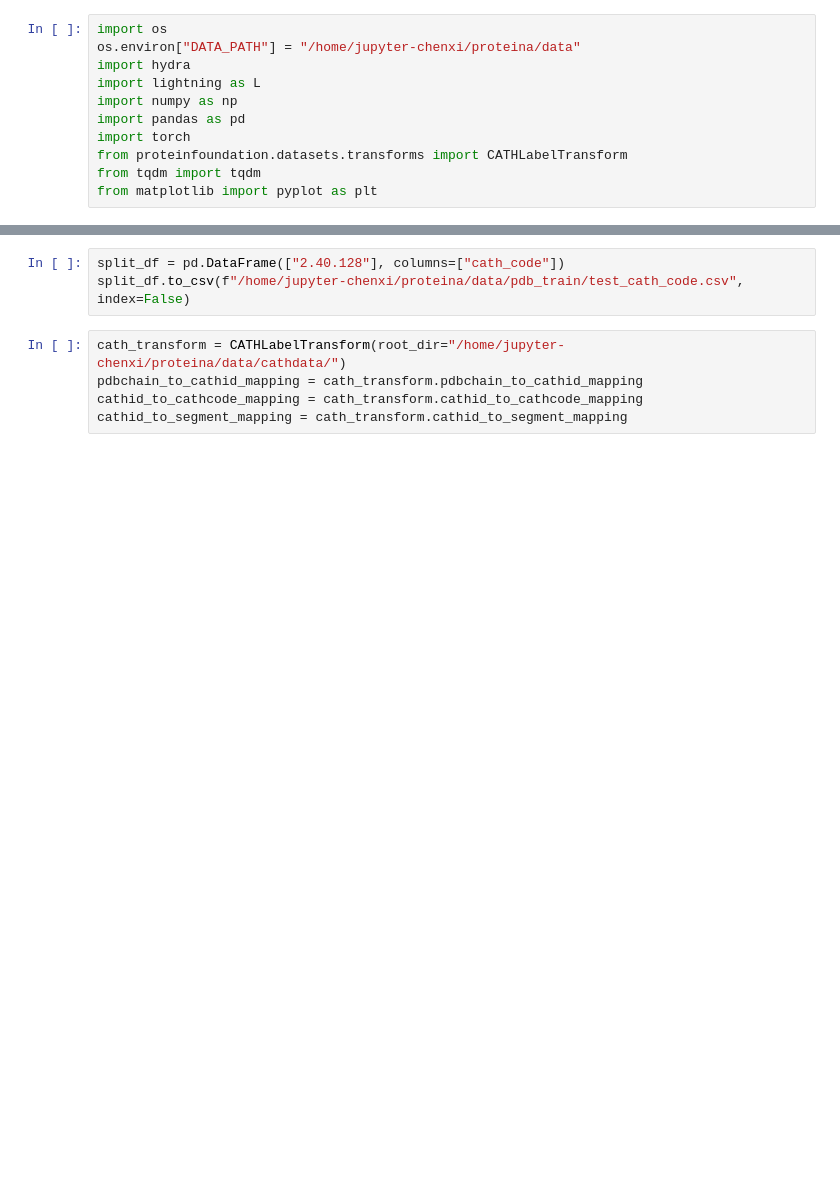
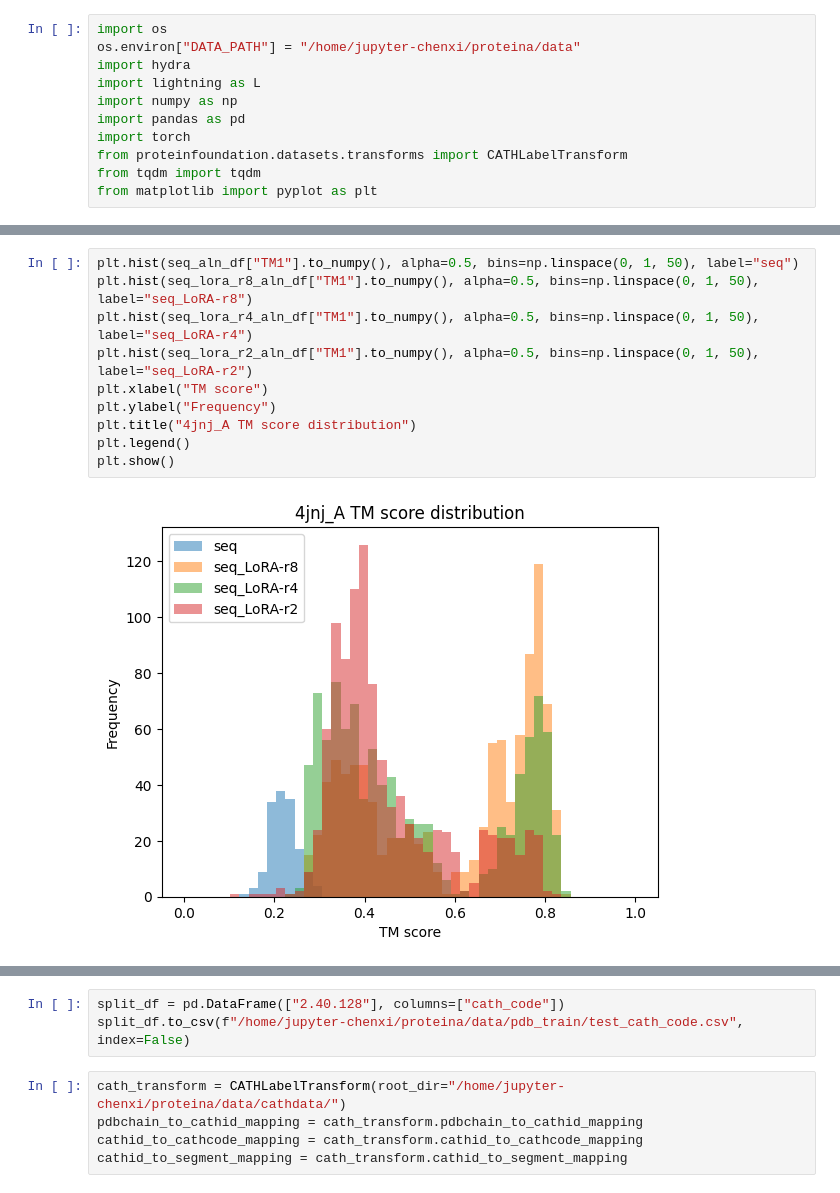
Before and after one commit to Yuwan3154/proteina, a Jupyter notebook: proteina.ipynb, the cells around one changed output, grey strips where cells are left out. Saved outputs shown, nothing was run; the diff lists cells and outputs as text; blank space fills up the shorter version.

```diff
--- a/proteina.ipynb
+++ b/proteina.ipynb
@@ -12 +33,13 @@ from matplotlib import pyplot as plt
+# %%
+plt.hist(seq_aln_df["TM1"].to_numpy(), alpha=0.5, bins=np.linspace(0, 1, 50), label="seq")
+plt.hist(seq_lora_r8_aln_df["TM1"].to_numpy(), alpha=0.5, bins=np.linspace(0, 1, 50), label="seq_LoRA-r8")
+plt.hist(seq_lora_r4_aln_df["TM1"].to_numpy(), alpha=0.5, bins=np.linspace(0, 1, 50), label="seq_LoRA-r4")
+plt.hist(seq_lora_r2_aln_df["TM1"].to_numpy(), alpha=0.5, bins=np.linspace(0, 1, 50), label="seq_LoRA-r2")
+plt.xlabel("TM score")
+plt.ylabel("Frequency")
+plt.title("4jnj_A TM score distribution")
+plt.legend()
+plt.show()
+# %% [output]
+[figure, added]
 # %%
```
Also changed, not shown: parts of 6 cells of this notebook, 24 other files.
